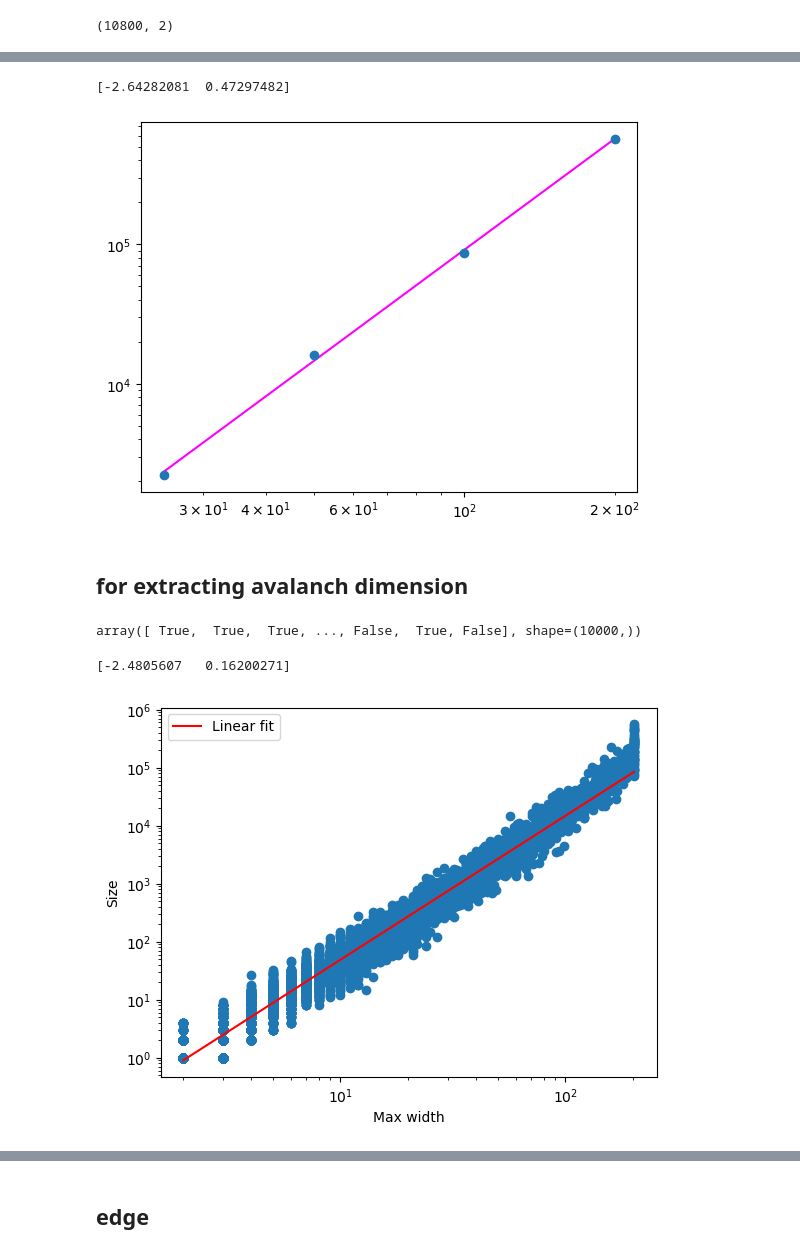
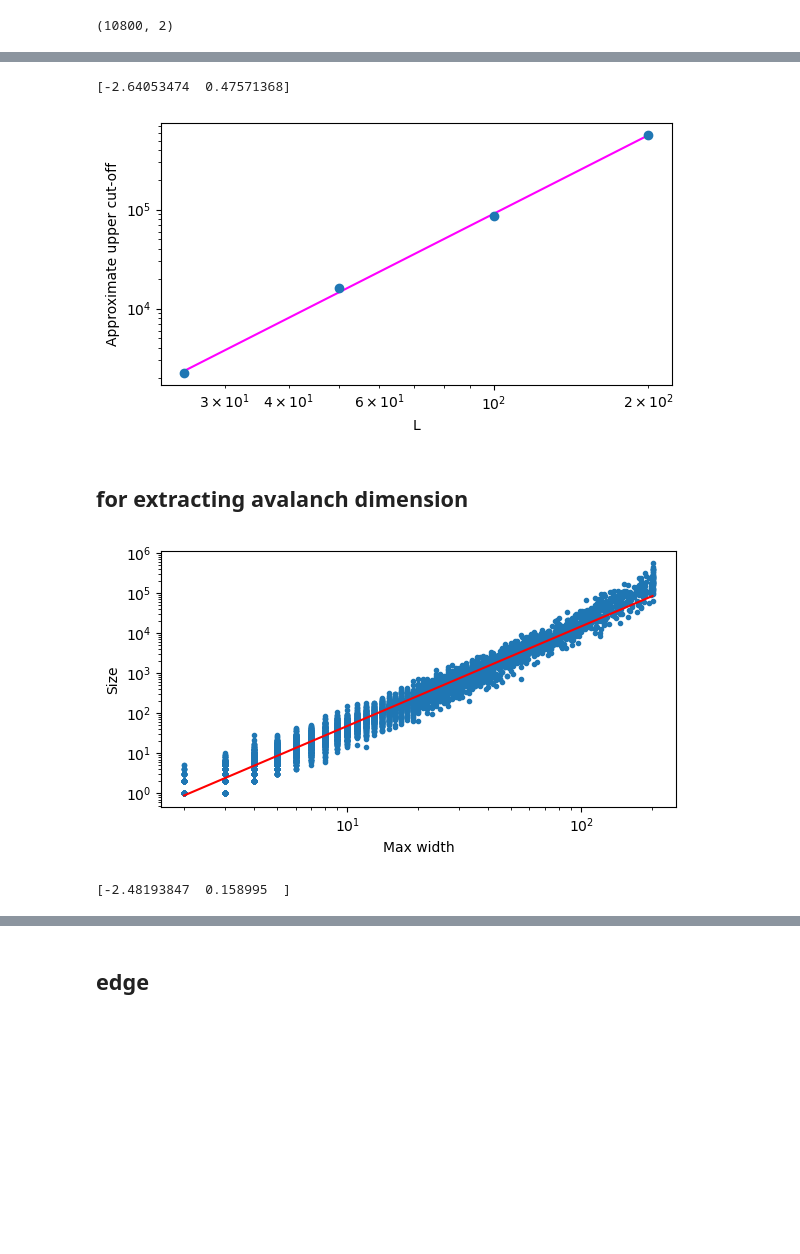
Before and after one commit to SSBNS/Complex_physics_SSBNS, a Jupyter notebook: Midterm/Midterm 2/midterm_2.ipynb, the cells around one changed output, grey strips where cells are left out. Cells and saved outputs as stored; diff of their text form; code cells hidden in the pictures; blank space fills up the shorter version.

```diff
--- a/Midterm/Midterm 2/midterm_2.ipynb
+++ b/Midterm/Midterm 2/midterm_2.ipynb
@@ -267,7 +273,0 @@ def logbin_plot(data,ax,bins=20):
-# %%
-L=10+2
-grid = np.floor(2*random.rand(L,L))
-grid = np.zeros((L,L))
-count=0
-grid[6,6]=2
-print(grid)
@@ -305,8 +274,12 @@ print(grid)
 # %%
-# 1
+# 1: Remember to uncomment sum functions before running this block
+L_list = [25,50,100,200]
+n_min = [800,1600,4200,10**4]
+n_max = [n+10**4 for n in n_min]
+print(n_min,n_max)
 N=25
 j = 0
-soc,sum = sandpile(N,n_max=n_max[j])
+soc,sum = sandpile(N,n_max=int(n_max[j]))
 data = np.vstack((soc,sum)).T
 print(np.shape(data))
 np.savetxt("Data/25_sum.txt",data,header='sizes,grains per site')
@@ -336,13 +317,16 @@ plt.show()
 # %%
 # 2
+L_list = [25,50,100,200]
+n_min = [800,1600,4200,10**4]
+n_max = [n+10**4 for n in n_min]
 fig,ax = plt.subplots(2,2,figsize =(10,7))
 for index,L in enumerate(L_list):
     print("Starting L=",L)
-    data = sandpile(L=L,n_max=n_max[index])
+    data = sandpile(L=L,n_max=int(n_max[index]))
     axis = ax.flatten()[index]
     axis.plot(np.arange(len(data)),data)
     axis.set_title("L="+str(L))
-    axis.plot([n_min[index],n_min[index]],[0,max(data)],color="tab:green",linestyle="dashed")
+    axis.plot([n_min[index],n_min[index]],[0,max(data)],color="darkorange",linestyle="dashed")
 
     axis.set_xlabel("Time")
     axis.set_ylabel("Avalanche size")
@@ -441,14 +428,19 @@ gamma_lin= 1.2598357518134535
 # %%
-plt.scatter(L_list,cutoff)
-plt.loglog()
+fig,ax = plt.subplots(1,1,figsize = (6,3.4))
+ax.scatter(L_list,cutoff)
+ax.loglog()
 P,C = curve_fit(linear,np.log10(L_list),np.log10(cutoff))
 print(P)
 X = np.linspace(min(L_list),max(L_list),100)
-plt.plot(X,power_law(X,*P),color="magenta",zorder=0)
+ax.plot(X,power_law(X,*P),color="magenta",zorder=0)
+ax.set_xlabel("L")
+ax.set_ylabel("Approximate upper cut-off")
+fig.tight_layout()
+fig.savefig("cutoff_fit.png")
 plt.show()
 # %% [output]
-[-2.64282081  0.47297482]
+[-2.64053474  0.47571368]
-[figure, old version]
+[figure, new version]
 # %% [markdown]
 ## for extracting avalanch dimension
 # %%
@@ -466,27 +458,23 @@ mask = soc_no_zero!=0
 
 soc_no_zero = soc_no_zero[mask]
 width_no_zero = width_no_zero[mask]
-# %%
-mask
-# %% [output]
-array([ True,  True,  True, ..., False,  True, False], shape=(10000,))
 # %%
-plt.scatter(width_no_zero,soc_no_zero)
+fig,ax = plt.subplots(1,1,figsize=(6,3.4))
 
+ax.scatter(width_no_zero,soc_no_zero,marker ='.')
 p,c = curve_fit(linear,np.log10(width_no_zero),np.log10(soc_no_zero),p0=[2,1])
 x = np.linspace(min(width_no_zero),max(width_no_zero),100)
-plt.plot(x,power_law(x,*p),color="red",label="Linear fit")
-# fig,ax = plt.Subplots(1,1)
-# bins,hist,w = logbin_plot(soc)
+ax.plot(x,power_law(x,*p),color="red",label="Linear fit")
+ax.loglog()
+ax.set_xlabel("Max width")
+ax.set_ylabel("Size")
+fig.tight_layout()
+fig.savefig("width.png")
+plt.show()
 print(p)
-plt.loglog()
-plt.xlabel("Max width")
-plt.ylabel("Size")
-plt.legend()
-plt.show()
 # %% [output]
+[figure, new version]
-[-2.4805607   0.16200271]
+[-2.48193847  0.158995  ]
-[figure, old version]
 # %%
 plt.plot(np.arange(len(soc)),soc)
 plt.xlabel("Time")
```
Also changed, not shown: parts of 29 cells of this notebook, 29 other files.
